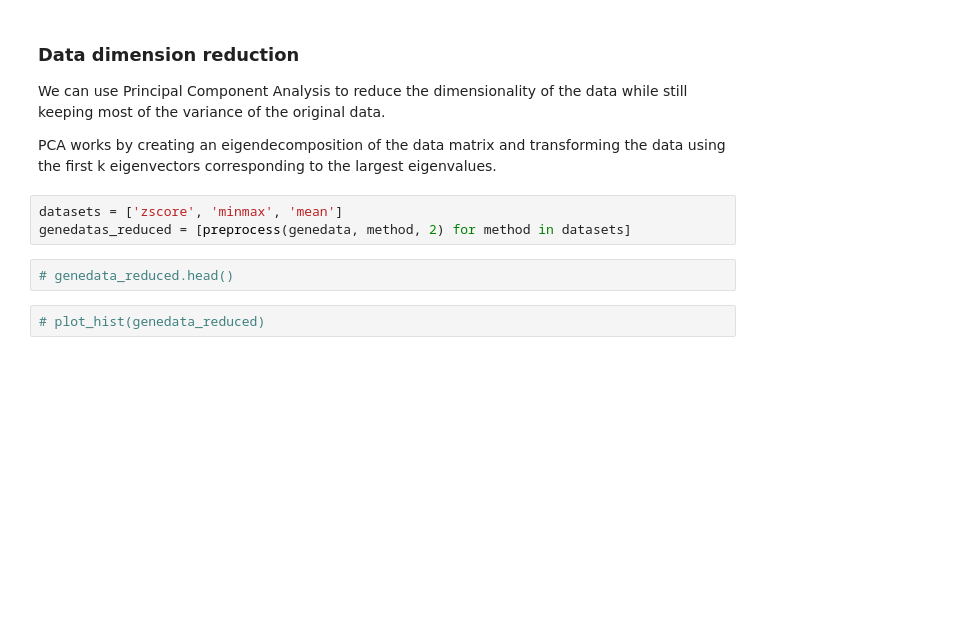
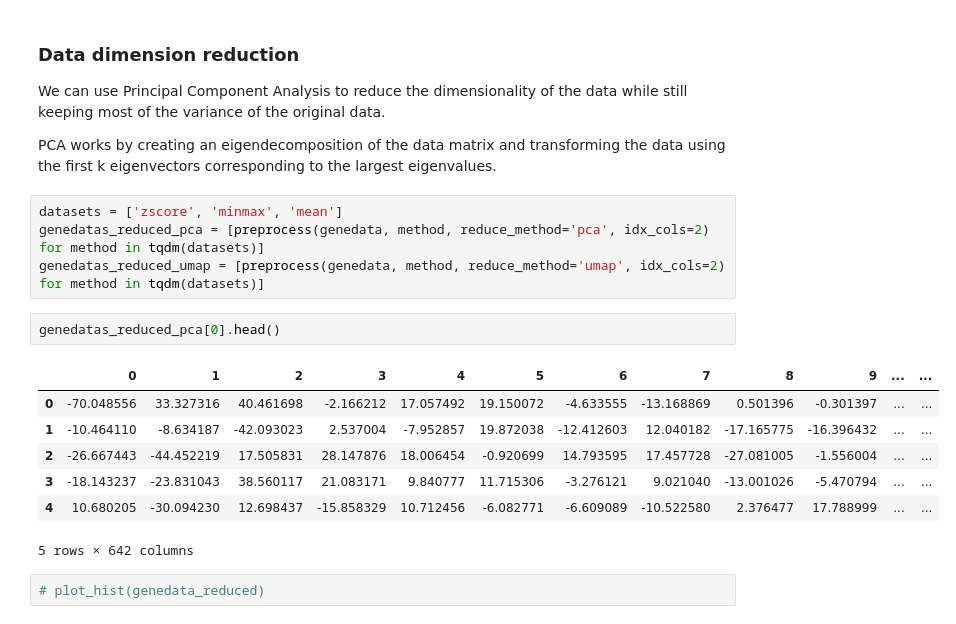
Before and after one commit to breno-aberle/data-mining-clustering-project, a Jupyter notebook: dm_project_code.ipynb, the cells around one changed output. Saved outputs shown, nothing was run; the diff lists cells and outputs as text; blank space fills up the shorter version.

```diff
--- a/dm_project_code.ipynb
+++ b/dm_project_code.ipynb
@@ -49,9 +52,18 @@ We can use Principal Component Analysis to reduce the dimensionality of the data
 PCA works by creating an eigendecomposition of the data matrix and transforming the data using the first k eigenvectors corresponding to the largest eigenvalues.
 # %%
 datasets = ['zscore', 'minmax', 'mean']
-genedatas_reduced = [preprocess(genedata, method, 2) for method in datasets]
+genedatas_reduced_pca = [preprocess(genedata, method, reduce_method='pca', idx_cols=2) for method in tqdm(datasets)]
+genedatas_reduced_umap = [preprocess(genedata, method, reduce_method='umap', idx_cols=2) for method in tqdm(datasets)]
-# %%
-# genedata_reduced.head()
+# %%
+genedatas_reduced_pca[0].head()
+# %% [output]
+|  | 0 | 1 | 2 | 3 | 4 | 5 | 6 | 7 | 8 | 9 | ... | ... |
+| 0 | -70.048556 | 33.327316 | 40.461698 | -2.166212 | 17.057492 | 19.150072 | -4.633555 | -13.168869 | 0.501396 | -0.301397 | ... | ... |
+| 1 | -10.464110 | -8.634187 | -42.093023 | 2.537004 | -7.952857 | 19.872038 | -12.412603 | 12.040182 | -17.165775 | -16.396432 | ... | ... |
+| 2 | -26.667443 | -44.452219 | 17.505831 | 28.147876 | 18.006454 | -0.920699 | 14.793595 | 17.457728 | -27.081005 | -1.556004 | ... | ... |
+| 3 | -18.143237 | -23.831043 | 38.560117 | 21.083171 | 9.840777 | 11.715306 | -3.276121 | 9.021040 | -13.001026 | -5.470794 | ... | ... |
+| 4 | 10.680205 | -30.094230 | 12.698437 | -15.858329 | 10.712456 | -6.082771 | -6.609089 | -10.522580 | 2.376477 | 17.788999 | ... | ... |
+5 rows × 642 columns
 # %%
 # plot_hist(genedata_reduced)
 # %% [markdown]
```
Also changed, not shown: parts of 15 cells of this notebook, 1 other file.
